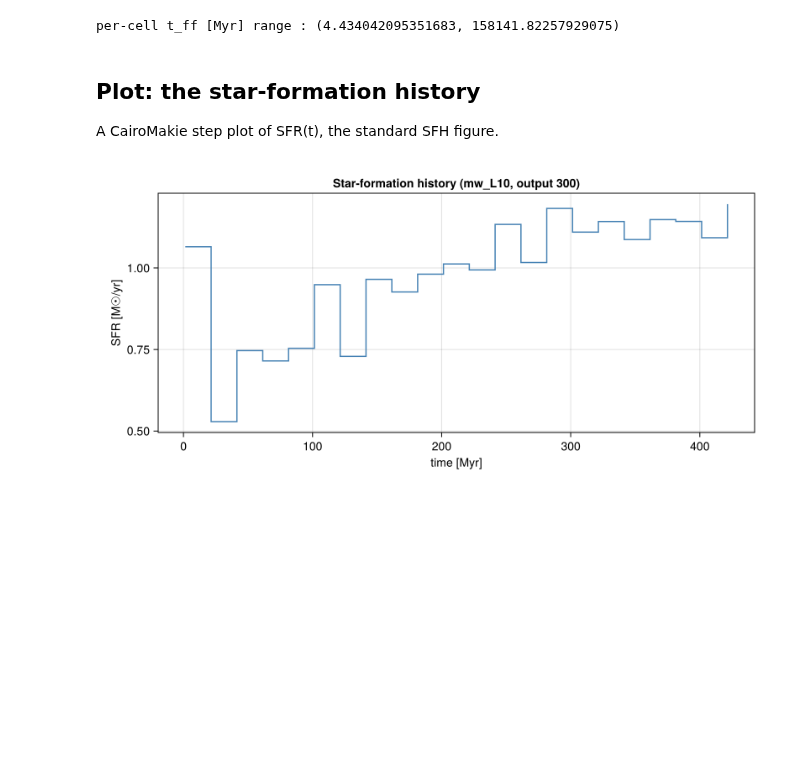
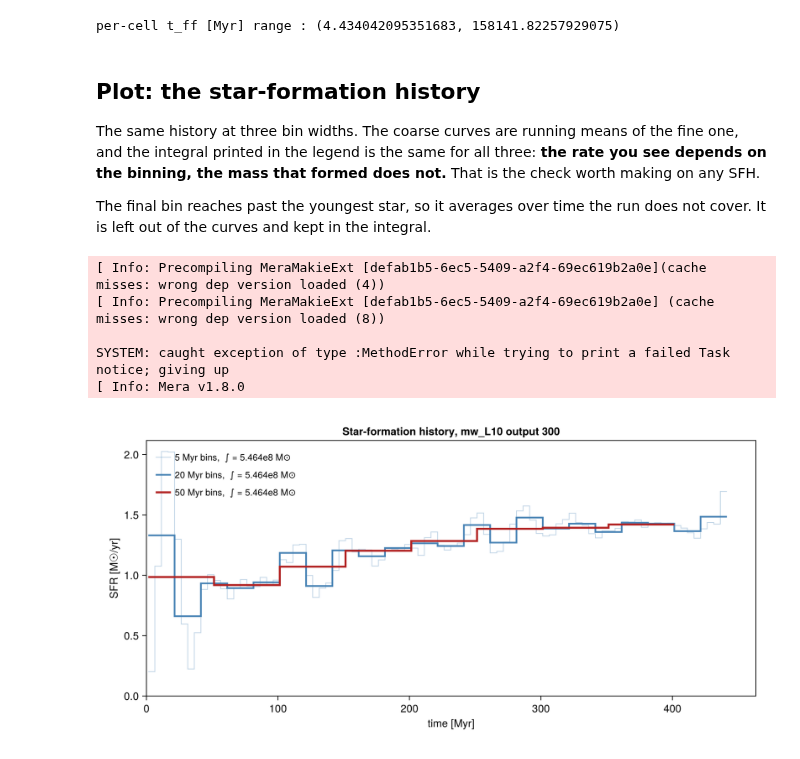
Before and after one commit to ManuelBehrendt/Notebooks, a Jupyter notebook: Mera-Docs/version_1.1/sfr.ipynb, the cells around one changed output. Saved outputs shown, nothing was run; the diff lists cells and outputs as text; code cells hidden in the pictures; blank space fills up the shorter version.

```diff
--- a/Mera-Docs/version_1.1/sfr.ipynb
+++ b/Mera-Docs/version_1.1/sfr.ipynb
@@ -153,14 +172,46 @@ per-cell t_ff [Myr] range : (4.434042095351683, 158141.82257929075)
 # %% [markdown]
 ## Plot: the star-formation history
 
-A CairoMakie step plot of SFR(t), the standard SFH figure.
+The same history at three bin widths. The coarse curves are running means of the fine one, and the
+integral printed in the legend is the same for all three: **the rate you see depends on the binning,
+the mass that formed does not.** That is the check worth making on any SFH.
+
+The final bin reaches past the youngest star, so it averages over time the run does not cover. It is
+left out of the curves and kept in the integral.
 # %%
 using CairoMakie
 
-fig = Figure(size=(800, 380))
-ax = Axis(fig[1,1]; xlabel="time [Myr]", ylabel="SFR [M☉/yr]",
-          title="Star-formation history (mw_L10, output 300)")
-stairs!(ax, t, s; step=:post, color=:steelblue)
+# `t` holds LEFT bin edges. Drop the final bin, which reaches past the youngest star, and close
+# the staircase on the right edge of the last complete one.
+function steps(t, s, bw)
+    n = length(t) - 1
+    vcat(t[1:n], t[n] + bw), vcat(s[1:n], s[n])
+end
+
+bins  = [5.0, 20.0, 50.0]
+style = [(color=(:steelblue, 0.35), linewidth=1.0),
+         (color=(:steelblue, 1.00), linewidth=2.2),
+         (color=(:firebrick,  1.00), linewidth=2.6)]
+
+fig = Figure(size=(880, 430))
+ax  = Axis(fig[1, 1]; xlabel="time [Myr]", ylabel="SFR [M☉/yr]",
+           title="Star-formation history, mw_L10 output 300",
+           xgridvisible=false, ygridvisible=false)
+
+for (bw, st) in zip(bins, style)
+    tb, sb = sfr(parts; tbinsize=bw)
+    M      = sum(sb) * bw * 1e6                    # every bin, the partial last one included
+    tc, sc = steps(tb, sb, bw)
+    stairs!(ax, tc, sc; step=:post, st...,
+            label="$(Int(bw)) Myr bins,  \u222b = $(round(M/1e8, digits=3))e8 M\u2299")
+end
+axislegend(ax; position=:lt, framevisible=false, labelsize=12)
+xlims!(ax, 0, nothing); ylims!(ax, 0, nothing)
 fig
 # %% [output]
+[ Info: Precompiling MeraMakieExt [defab1b5-6ec5-5409-a2f4-69ec619b2a0e](cache misses: wrong dep version loaded (4))
+[ Info: Precompiling MeraMakieExt [defab1b5-6ec5-5409-a2f4-69ec619b2a0e] (cache misses: wrong dep version loaded (8))
+
+SYSTEM: caught exception of type :MethodError while trying to print a failed Task notice; giving up
+[ Info: Mera v1.8.0
-[figure, old version]
+[figure, new version]
```
Also changed, not shown: parts of 10 cells of this notebook, 49 other files.
